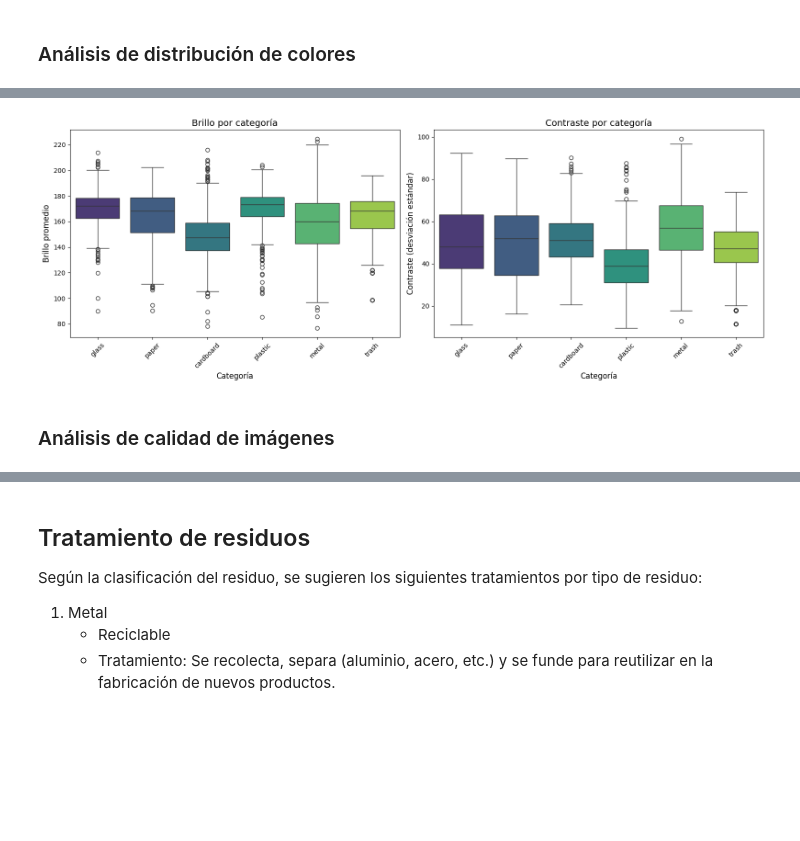
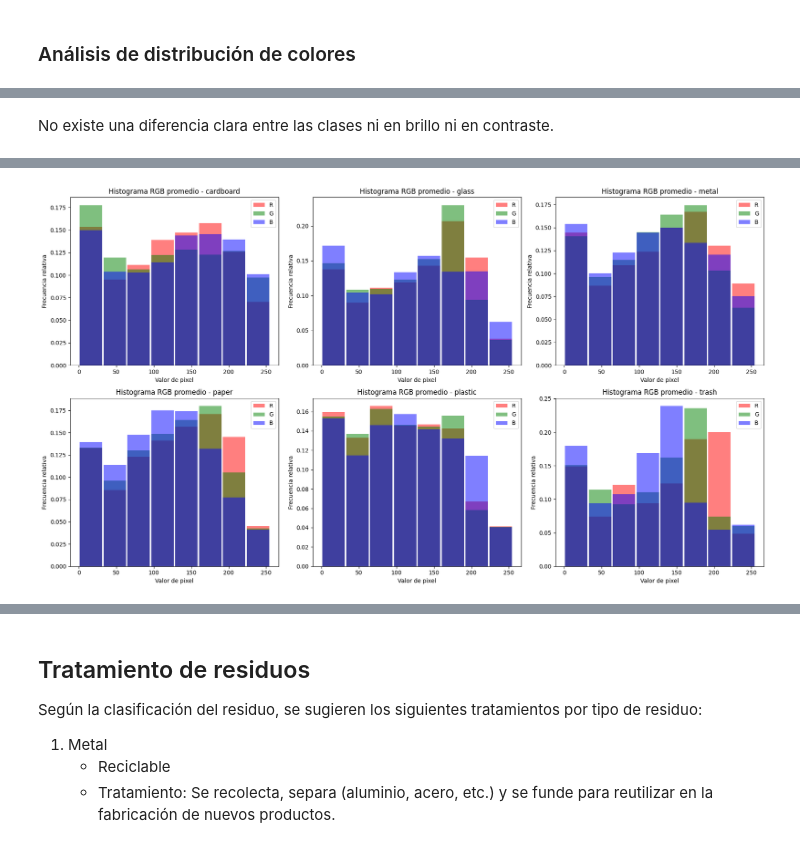
Before and after one commit to gonzafernan/ceia-vpc2, a Jupyter notebook: 01-trashnet-eda.ipynb, the cells around one changed output, grey strips where cells are left out. Cells and saved outputs as stored; diff of their text form; code cells hidden in the pictures; blank space fills up the shorter version.

```diff
--- a/01-trashnet-eda.ipynb
+++ b/01-trashnet-eda.ipynb
@@ -51,7 +56,7 @@ import pandas as pd
 # %% [markdown]
 Descarga del dataset mediante `kagglehub`:
 # %%
-dataset_path = kagglehub.dataset_download("feyzazkefe/trashnet")
+dataset_path = kagglehub.dataset_download("feyzazkefe/trashnet", force_download=True)
 print("Path to dataset files:", dataset_path)
 dataset_path = os.path.join(dataset_path, "dataset-resized")
 # %% [output]
@@ -681,0 +272,7 @@ Passing `palette` without assigning `hue` is deprecated and will be removed in v
+# %%
+full_dataset = datasets.ImageFolder(root=dataset_path)
+dataset = ClassAugmentDataset(full_dataset, default_transform=augment_tensor)
+
+class_names = full_dataset.classes
+num_classes = len(class_names)
+print(f"Classes: {class_names}")
@@ -684,55 +532,49 @@ Passing `palette` without assigning `hue` is deprecated and will be removed in v
+# %% [markdown]
+No existe una diferencia clara entre las clases ni en brillo ni en contraste.
 # %%
-print("Estadísticas de brillo y contraste:")
-print(df_images[['brightness', 'contrast']].describe())
-
-plt.figure(figsize=(16, 6))
-
-plt.subplot(1, 2, 1)
-sns.boxplot(x='category', y='brightness', data=df_images, palette='viridis')
-plt.title('Brillo por categoría', fontsize=14)
-plt.xlabel('Categoría', fontsize=12)
-plt.ylabel('Brillo promedio', fontsize=12)
-plt.xticks(rotation=45)
-
-plt.subplot(1, 2, 2)
-sns.boxplot(x='category', y='contrast', data=df_images, palette='viridis')
-plt.title('Contraste por categoría', fontsize=14)
-plt.xlabel('Categoría', fontsize=12)
-plt.ylabel('Contraste (desviación estándar)', fontsize=12)
-plt.xticks(rotation=45)
-
-plt.tight_layout()
-plt.show()
-
 def plot_avg_rgb_hist(df):
     fig, axes = plt.subplots(2, 3, figsize=(18, 10))
     axes = axes.flatten()
 
-    for i, category in enumerate(categories):
-        category_df = df[df['category'] == category]
+    for i, cls in enumerate(class_names):
+        category_df = df[df["class"] == cls]
         if len(category_df) == 0:
             continue
 
-        avg_hist_r = np.mean(np.stack(category_df['hist_r'].values), axis=0)
-        avg_hist_g = np.mean(np.stack(category_df['hist_g'].values), axis=0)
-        avg_hist_b = np.mean(np.stack(category_df['hist_b'].values), axis=0)
+        avg_hist_r = np.mean(np.stack(category_df["hist_r"].values), axis=0)
+        avg_hist_g = np.mean(np.stack(category_df["hist_g"].values), axis=0)
+        avg_hist_b = np.mean(np.stack(category_df["hist_b"].values), axis=0)
 
-        avg_hist_r = avg_hist_r / np.sum(avg_hist_r) if np.sum(avg_hist_r) > 0 else avg_hist_r
-        avg_hist_g = avg_hist_g / np.sum(avg_hist_g) if np.sum(avg_hist_g) > 0 else avg_hist_g
-        avg_hist_b = avg_hist_b / np.sum(avg_hist_b) if np.sum(avg_hist_b) > 0 else avg_hist_b
+        avg_hist_r = (
+            avg_hist_r / np.sum(avg_hist_r) if np.sum(avg_hist_r) > 0 else avg_hist_r
+        )
+        avg_hist_g = (
+            avg_hist_g / np.sum(avg_hist_g) if np.sum(avg_hist_g) > 0 else avg_hist_g
+        )
+        avg_hist_b = (
+            avg_hist_b / np.sum(avg_hist_b) if np.sum(avg_hist_b) > 0 else avg_hist_b
+        )
 
         bins = np.linspace(0, 255, 9)  # 8 bins
         bin_centers = (bins[:-1] + bins[1:]) / 2
 
-        axes[i].bar(bin_centers, avg_hist_r, color='red', alpha=0.5, width=30, label='R')
-        axes[i].bar(bin_centers, avg_hist_g, color='green', alpha=0.5, width=30, label='G')
-        axes[i].bar(bin_centers, avg_hist_b, color='blue', alpha=0.5, width=30, label='B')
+        axes[i].bar(
+            bin_centers, avg_hist_r, color="red", alpha=0.5, width=30, label="R"
+        )
+        axes[i].bar(
+            bin_centers, avg_hist_g, color="green", alpha=0.5, width=30, label="G"
+        )
+        axes[i].bar(
+            bin_centers, avg_hist_b, color="blue", alpha=0.5, width=30, label="B"
+        )
 
-        axes[i].set_title(f'Histograma RGB promedio - {category}', fontsize=12)
-        axes[i].set_xlabel('Valor de pixel', fontsize=10)
-        axes[i].set_ylabel('Frecuencia relativa', fontsize=10)
+        axes[i].set_title(f"Histograma RGB promedio - {cls}", fontsize=12)
+        axes[i].set_xlabel("Valor de pixel", fontsize=10)
+        axes[i].set_ylabel("Frecuencia relativa", fontsize=10)
         axes[i].legend()
 
     plt.tight_layout()
     plt.show()
+
+plot_avg_rgb_hist(df_images)
 # %% [output]
@@ -756,3 +581 @@ Passing `palette` without assigning `hue` is deprecated and will be removed in v
-[figure, old version]
+[figure, new version]
-# %% [markdown]
-### Análisis de calidad de imágenes
```
Also changed, not shown: parts of 42 cells of this notebook.
